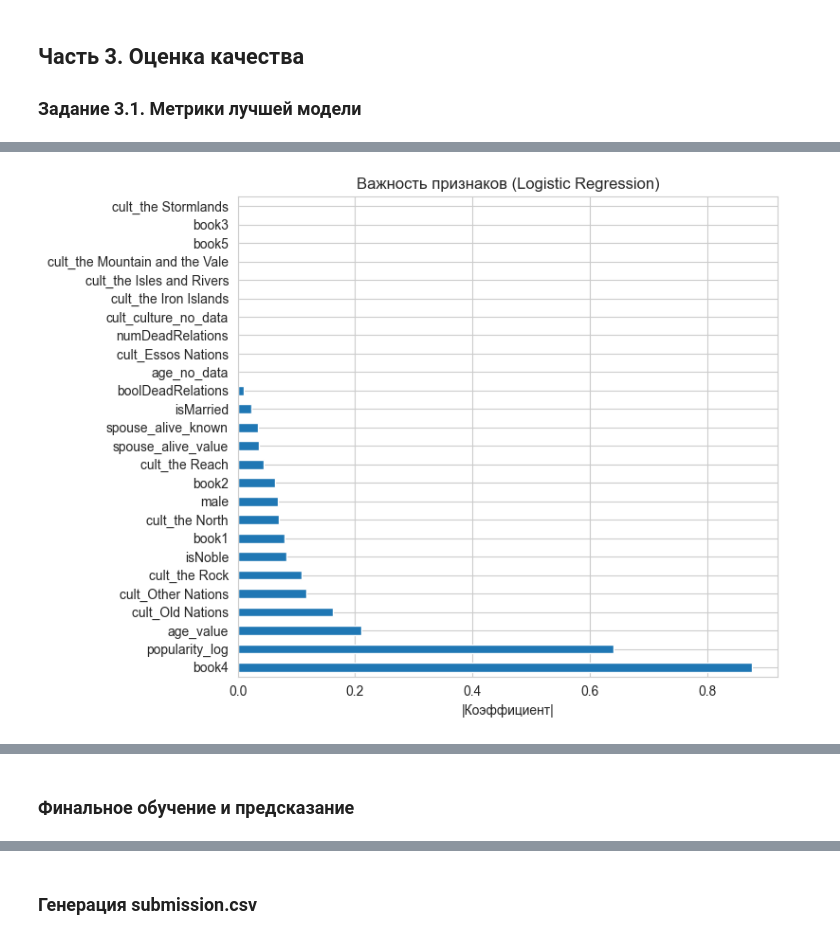
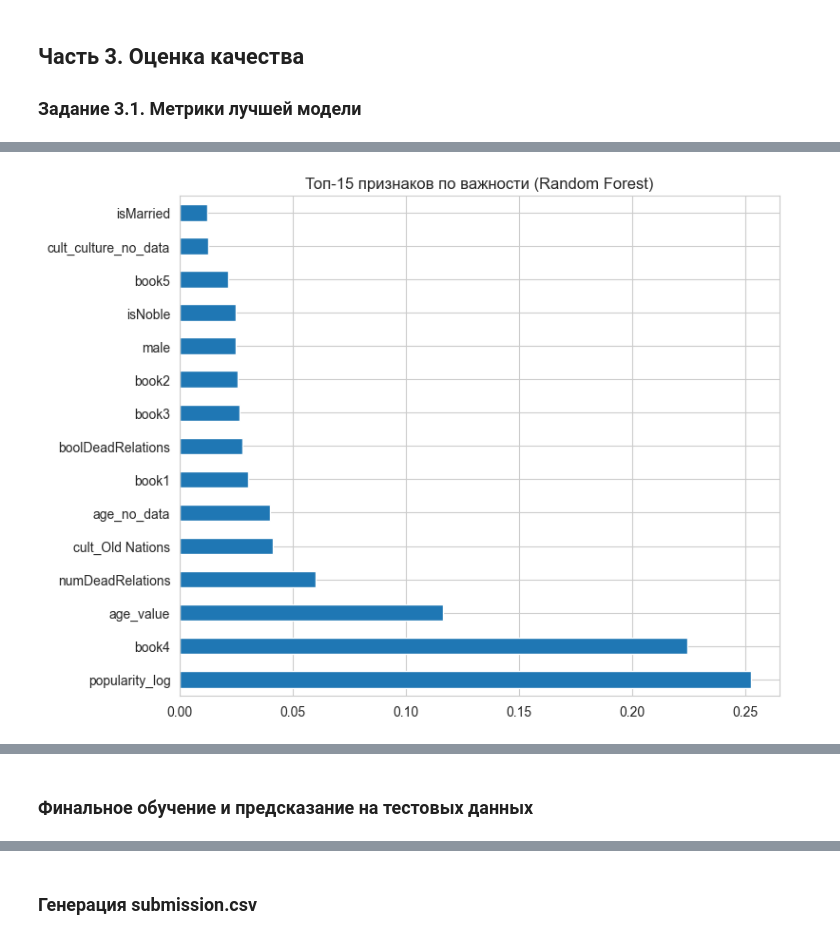
Before and after one commit to klezyk/MFTI, a Jupyter notebook: 4.1 Домашнее задание. Основы машинного обучения/solution.ipynb, the cells around one changed output, grey strips where cells are left out. Drawn from its saved outputs; the diff is of its cells as text; code cells hidden in the pictures.

```diff
--- a/4.1 Домашнее задание. Основы машинного обучения/solution.ipynb
+++ b/4.1 Домашнее задание. Основы машинного обучения/solution.ipynb
@@ -656,0 +620,16 @@ LogReg лучший CV-10 Accuracy: 0.8048
+# %%
+# GridSearch для Random Forest
+param_grid_rf = {
+    'n_estimators': [100, 200, 300],
+    'max_depth': [4, 5, 6, 7, 8],
+    'min_samples_leaf': [3, 5, 10]
+}
+
+grid_rf = GridSearchCV(
+    RandomForestClassifier(random_state=RANDOM_STATE, n_jobs=-1),
+    param_grid_rf, cv=10, scoring='accuracy', n_jobs=-1
+)
+grid_rf.fit(X, y)
+
+print(f'RF лучшие параметры: {grid_rf.best_params_}')
+print(f'RF лучший CV-10 Accuracy: {grid_rf.best_score_:.4f}')
@@ -755,29 +750,31 @@ plt.show()
 # %%
-# Важность признаков (если модель — LogReg или Pipeline с LogReg)
-if hasattr(best_model, 'coef_'):
-    model_for_coef = best_model
-elif hasattr(best_model, 'named_steps') and hasattr(best_model.named_steps.get('lr', None), 'coef_'):
-    model_for_coef = best_model.named_steps['lr']
+# Важность признаков
+if hasattr(best_model, 'feature_importances_'):
+    # Для деревьев / ансамблей
+    importances = best_model.feature_importances_
+    feat_imp = pd.Series(importances, index=train_features).sort_values(ascending=False)
+elif hasattr(best_model, 'named_steps'):
+    # Для Pipeline с LogReg
+    lr_model = best_model.named_steps.get('lr', None)
+    if lr_model is not None and hasattr(lr_model, 'coef_'):
+        importances = np.abs(lr_model.coef_[0])
+        feat_imp = pd.Series(importances, index=train_features).sort_values(ascending=False)
+    else:
+        feat_imp = None
 else:
-    model_for_coef = None
+    feat_imp = None
 
-if model_for_coef is not None:
-    importances = np.abs(model_for_coef.coef_[0])
-    feat_imp = pd.Series(importances, index=all_feature_names).sort_values(ascending=False)
-
+if feat_imp is not None:
     fig, ax = plt.subplots(figsize=(8, 6))
-    feat_imp.plot(kind='barh', ax=ax)
-    ax.set_title(f'Важность признаков ({best_name})')
-    ax.set_xlabel('|Коэффициент|')
+    feat_imp.head(15).plot(kind='barh', ax=ax)
+    ax.set_title(f'Топ-15 признаков по важности ({best_name})')
     plt.tight_layout()
     plt.show()
 
-    # Коэффициенты со знаком
-    coefs = pd.Series(model_for_coef.coef_[0], index=all_feature_names).sort_values()
-    print('Коэффициенты модели (+ = alive, - = dead):')
-    for feat, coef in coefs.items():
-        print(f'  {feat:>25s}: {coef:+.4f}')
+    print('Важность признаков:')
+    for feat, imp in feat_imp.items():
+        print(f'  {feat:>25s}: {imp:.4f}')
 else:
-    print(f'Модель {best_name} не имеет коэффициентов для анализа')
+    print(f'Модель {best_name} не поддерживает анализ важности признаков')
 # %% [output]
-[figure, old version]
+[figure, new version]
@@ -801,3 +798,3 @@ else:
 # %% [markdown]
-### Финальное обучение и предсказание
+### Финальное обучение и предсказание на тестовых данных
 # %%
```
Also changed, not shown: parts of 63 cells of this notebook, 4 other files.
